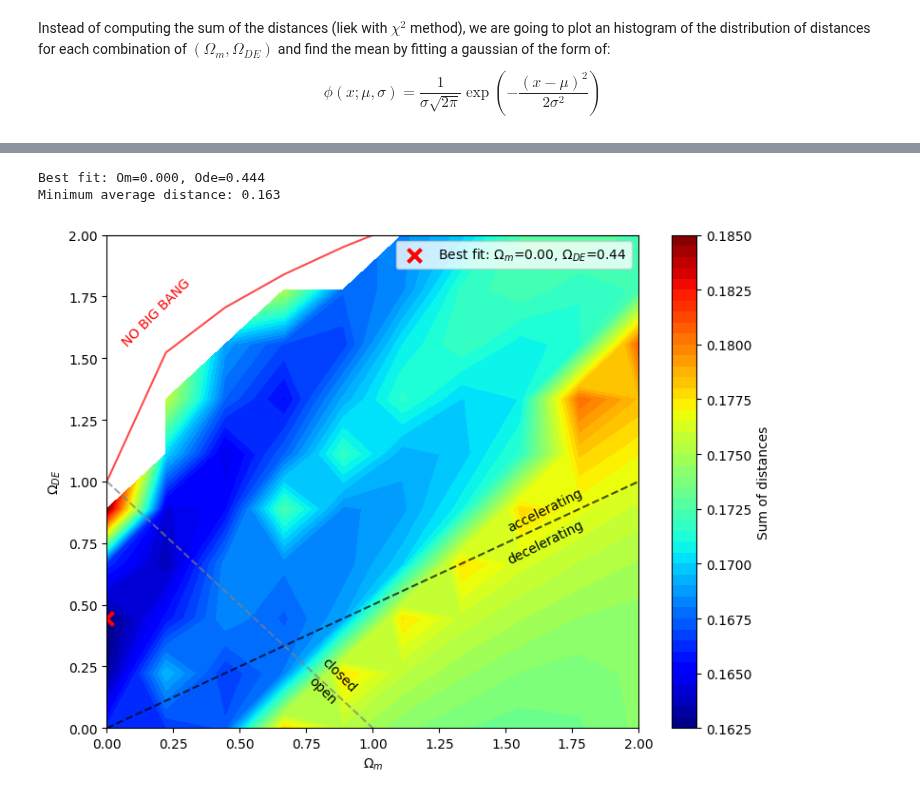
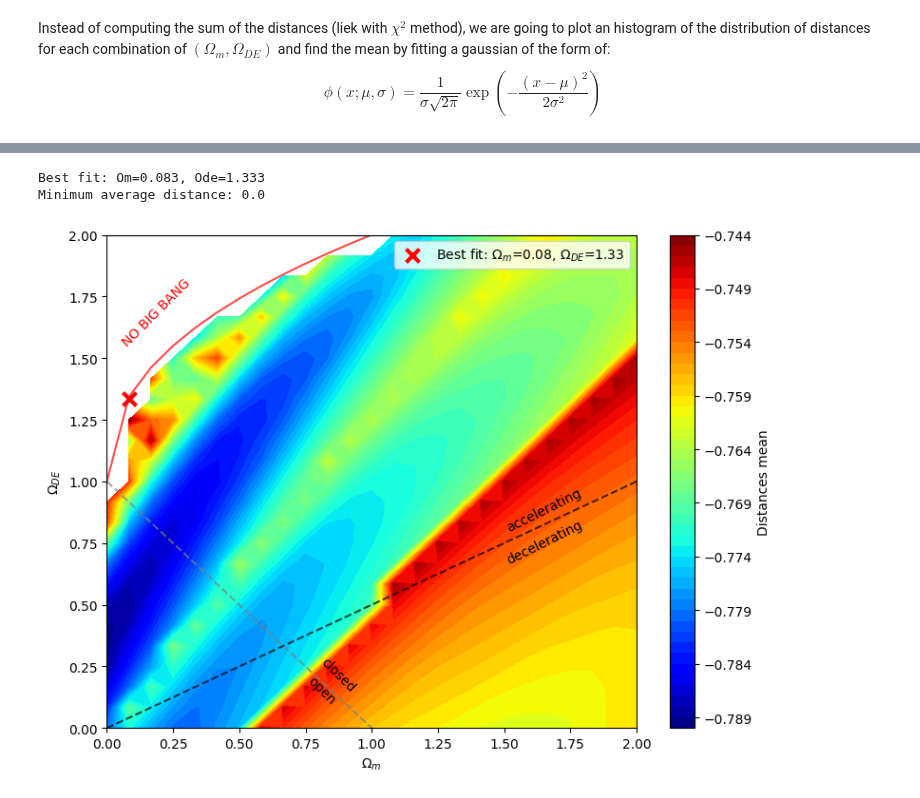
Before and after one commit to joanalnu/OAB-INAF, a Jupyter notebook: Epeak_Eiso_cosmology.ipynb, the cells around one changed output, grey strips where cells are left out. Saved outputs shown, nothing was run; the diff lists cells and outputs as text; code cells hidden in the pictures.

Commit message:
run all cells with 4x25, weird results for the parameters, just on the no big-bang line + average is 0.0!

```diff
--- a/Epeak_Eiso_cosmology.ipynb
+++ b/Epeak_Eiso_cosmology.ipynb
@@ -269,35 +286,35 @@ Om_fit, Ode_fit = Om[Om_index], Ode[Ode_index]
 
 print(f'Best fit: Om={Om_fit:.3f}, Ode={Ode_fit:.3f}')
 print(f'Minimum average distance: {masked_means[Om_index,Ode_index]:.3}')
 
 
 # Plot
 plt.figure(figsize=(8, 6))
-im = plt.contourf(Om, Ode, masked_means.T, cmap='jet', levels=50)
+im = plt.contourf(Om, Ode, np.log10(masked_means.T), cmap='jet', levels=50)
 plt.colorbar(im, label='Distances mean')
 plt.scatter(Om_fit, Ode_fit, c='red', marker='x', s=100, linewidth=3, label=fr'Best fit: $\Omega_m$={Om_fit:.2f}, $\Omega_{'{DE}'}$={Ode_fit:.2f}')
 
 plt.xlabel(r'$\Omega_m$')
 plt.ylabel(r'$\Omega_{DE}$')
 
 # Add constraint lines
 plt.plot(Om, 0.5*Om, linestyle='--', color='black', alpha=0.7)
 plt.annotate('accelerating', (1.5,0.80), rotation=26.35)
 plt.annotate('decelerating', (1.5,0.67), rotation=26.35)
 
 plt.plot(Om, Om**(1/2.32)+1, c='r', alpha=0.7)
 plt.annotate('NO BIG BANG', (0.05,1.55), rotation=45, color='red')
 
 plt.plot(Om, 1-Om, linestyle='--', color='gray', alpha=0.7)
 plt.annotate('open', (0.75,0.1), rotation=-45)
 plt.annotate('closed', (0.8,0.15), rotation=-45)
 
 plt.legend()
 plt.xlim(0.0,2.0)
 plt.ylim(0.0,2.0)
 plt.tight_layout()
 # %% [output]
-Best fit: Om=0.000, Ode=0.444
-Minimum average distance: 0.163
+Best fit: Om=0.083, Ode=1.333
+Minimum average distance: 0.0
-[figure, old version]
+[figure, new version]
 # %%
```
Also changed, not shown: parts of 3 cells of this notebook, 1 other file.
